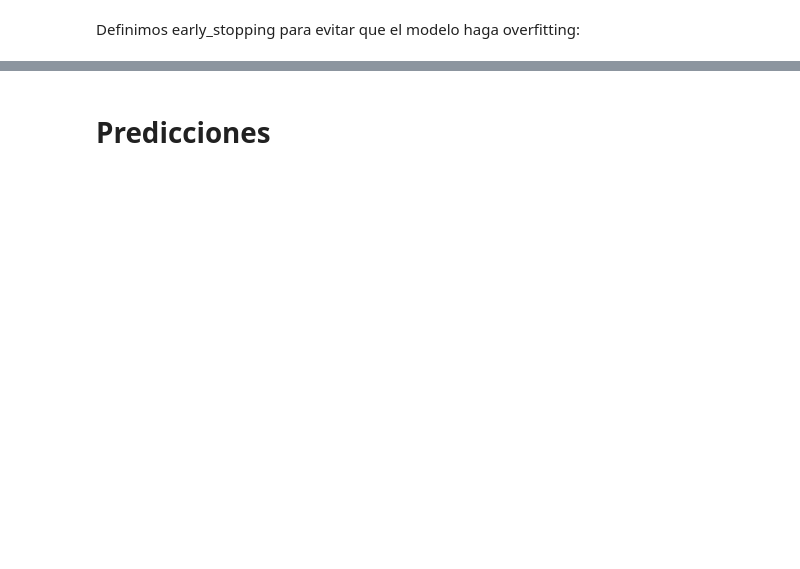
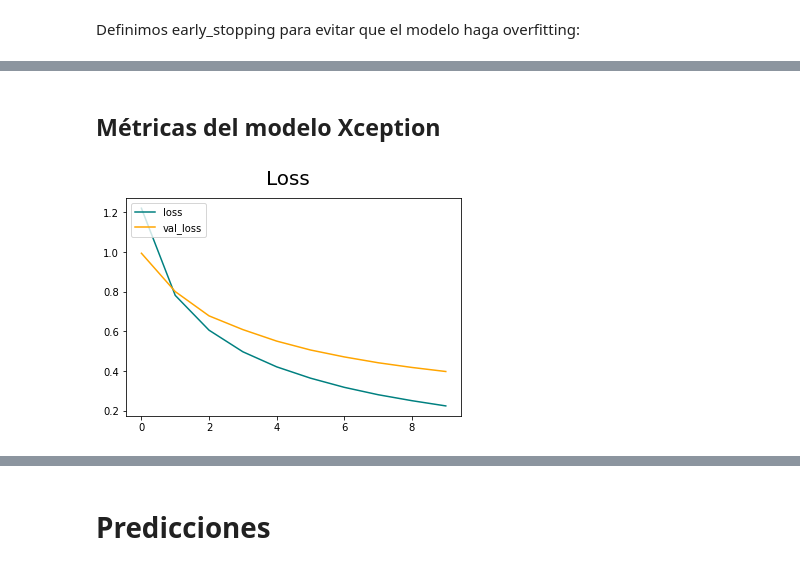
Before and after one commit to FrancoSiciliano/vetlens-ml, a Jupyter notebook: skin disease detection model.ipynb, the cells around one changed output, grey strips where cells are left out. Saved outputs shown, nothing was run; the diff lists cells and outputs as text; code cells hidden in the pictures; blank space fills up the shorter version.

```diff
--- a/skin disease detection model.ipynb
+++ b/skin disease detection model.ipynb
@@ -326,0 +344,5 @@ plt.show()
+# %%
+model_xception.compile(optimizer=tf.keras.optimizers.Adam(learning_rate=1e-5), loss=tf.losses.CategoricalCrossentropy(), metrics=['accuracy'])
+# %%
+logdir = 'logs'
+tensorboard_callback = tf.keras.callbacks.TensorBoard(log_dir=logdir)
@@ -326,0 +353,4 @@ plt.show()
+# %%
+early_stopping = tf.keras.callbacks.EarlyStopping(monitor='val_accuracy', patience=3)
+# %%
+hist_xception = model_xception.fit(training_dataset, epochs=30, validation_data=validation_dataset, callbacks=[tensorboard_callback, early_stopping])
@@ -326,0 +377,11 @@ plt.show()
+# %% [markdown]
+## Métricas del modelo Xception
+# %%
+fig = plt.figure()
+plt.plot(hist_xception.history['loss'], color='teal', label='loss')
+plt.plot(hist_xception.history['val_loss'], color='orange', label='val_loss')
+fig.suptitle('Loss', fontsize=20)
+plt.legend(loc='upper left')
+plt.show()
+# %% [output]
+[figure, added]
```
Also changed, not shown: parts of 74 cells of this notebook.
